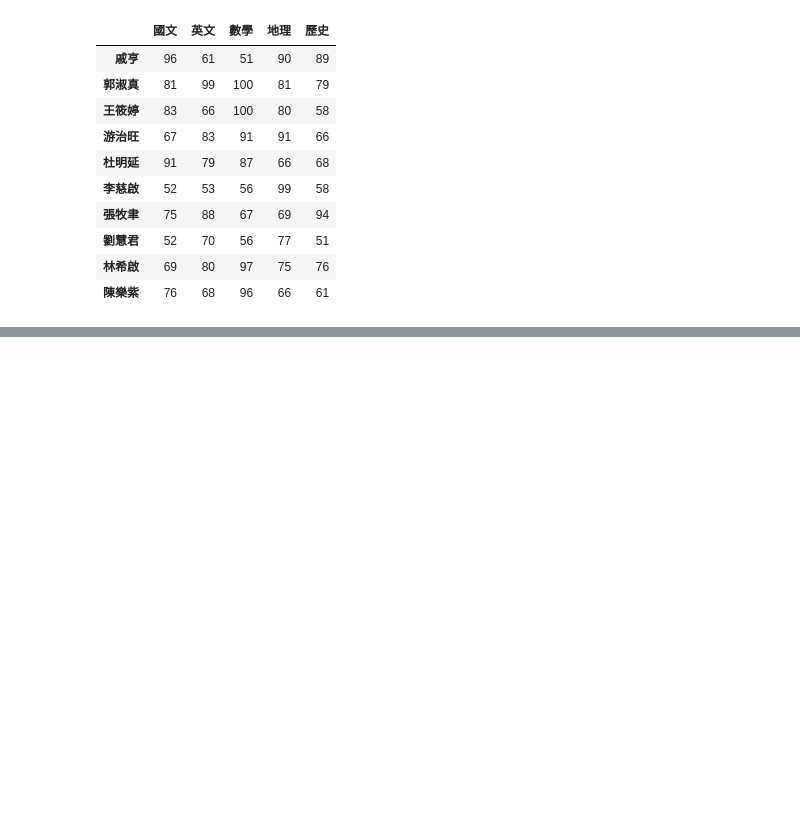
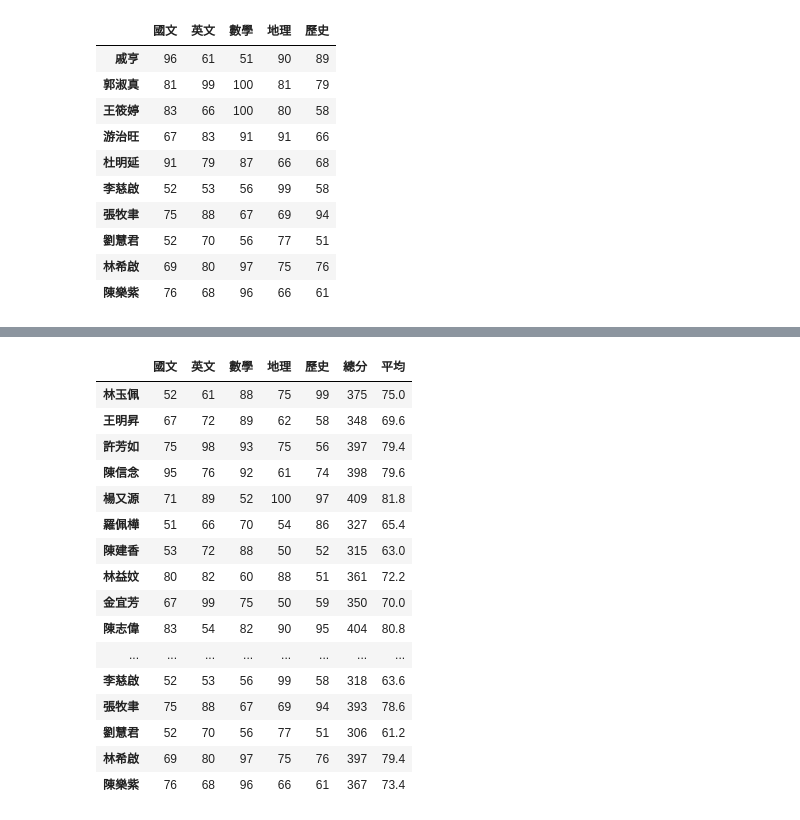
Before and after one commit to wu4fmp6/python_analysis, a Jupyter notebook: lesson5_4.ipynb, the cells around one changed output, grey strips where cells are left out. Drawn from its saved outputs; the diff is of its cells as text; code cells hidden in the pictures; blank space fills up the shorter version.

```diff
--- a/lesson5_4.ipynb
+++ b/lesson5_4.ipynb
@@ -167,0 +178,25 @@ df[-10:]
+# %%
+stu_sum = df.sum(axis=1)
+stu_mean = stu_sum /5
+# %%
+df['總分'] = stu_sum
+df['平均'] = stu_mean
+df
+# %% [output]
+|  | 國文 | 英文 | 數學 | 地理 | 歷史 | 總分 | 平均 |
+| 林玉佩 | 52 | 61 | 88 | 75 | 99 | 375 | 75.0 |
+| 王明昇 | 67 | 72 | 89 | 62 | 58 | 348 | 69.6 |
+| 許芳如 | 75 | 98 | 93 | 75 | 56 | 397 | 79.4 |
+| 陳信念 | 95 | 76 | 92 | 61 | 74 | 398 | 79.6 |
+| 楊又源 | 71 | 89 | 52 | 100 | 97 | 409 | 81.8 |
+| 羅佩樺 | 51 | 66 | 70 | 54 | 86 | 327 | 65.4 |
+| 陳建香 | 53 | 72 | 88 | 50 | 52 | 315 | 63.0 |
+| 林益妏 | 80 | 82 | 60 | 88 | 51 | 361 | 72.2 |
+| 金宜芳 | 67 | 99 | 75 | 50 | 59 | 350 | 70.0 |
+| 陳志偉 | 83 | 54 | 82 | 90 | 95 | 404 | 80.8 |
+| ... | ... | ... | ... | ... | ... | ... | ... |
+| 李慈啟 | 52 | 53 | 56 | 99 | 58 | 318 | 63.6 |
+| 張牧聿 | 75 | 88 | 67 | 69 | 94 | 393 | 78.6 |
+| 劉慧君 | 52 | 70 | 56 | 77 | 51 | 306 | 61.2 |
+| 林希啟 | 69 | 80 | 97 | 75 | 76 | 397 | 79.4 |
+| 陳樂紫 | 76 | 68 | 96 | 66 | 61 | 367 | 73.4 |
```
Also changed, not shown: parts of 1 cell of this notebook.
